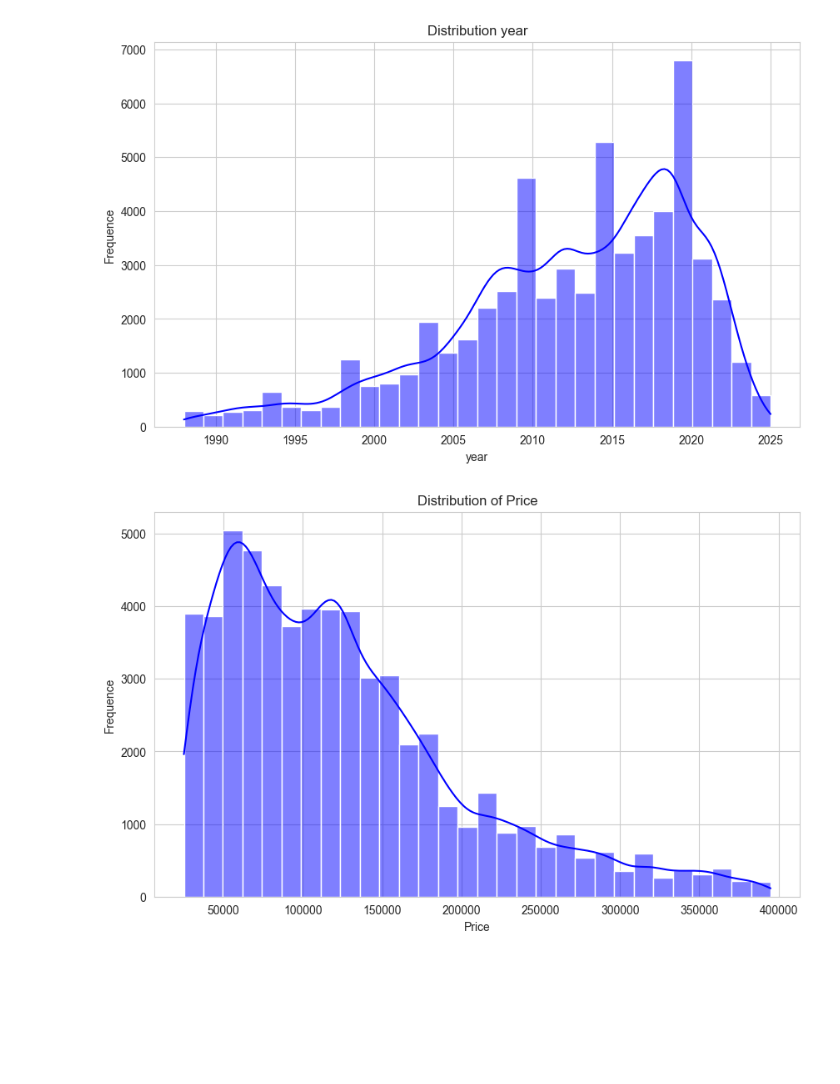
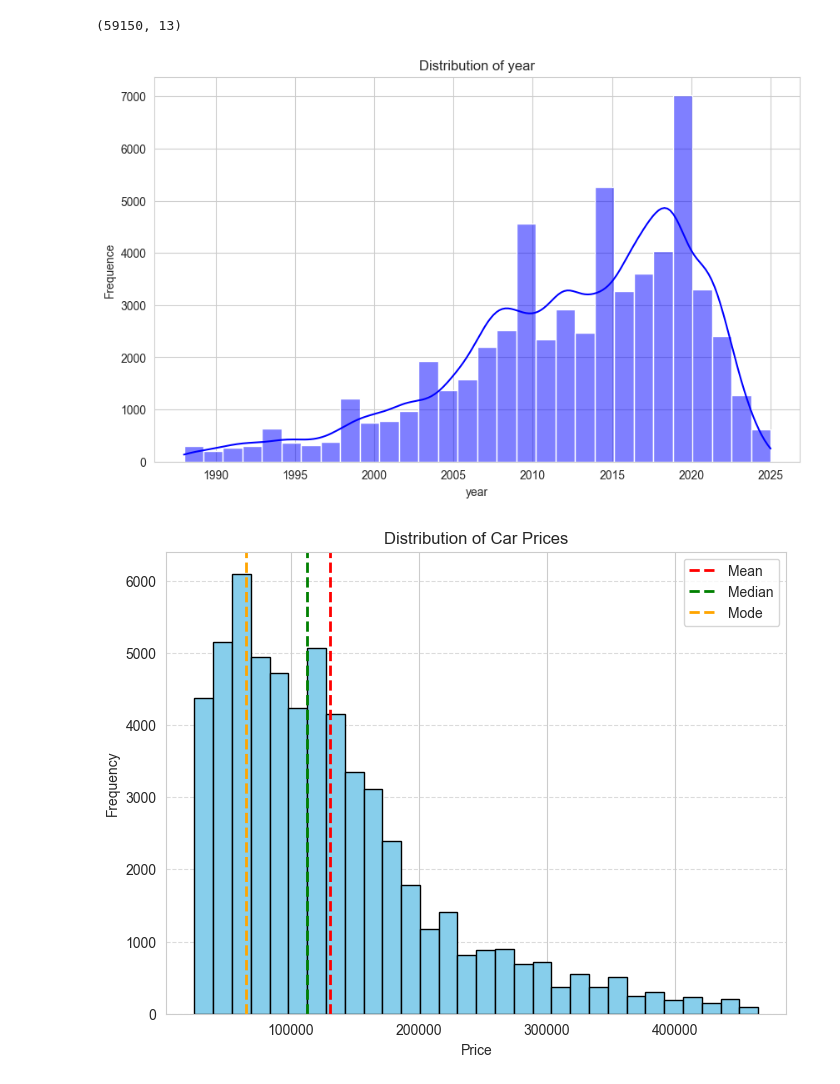
Before and after one commit to eddaoudi-mohamed/Predict_Price_Car, a Jupyter notebook: notebooks/EDA.ipynb, the cells around one changed output. Cells and saved outputs as stored; diff of their text form; code cells hidden in the pictures; blank space fills up the shorter version.

Commit message:
update CleaninData , EDA and ScrapingData files and add new version of Data

```diff
--- a/notebooks/EDA.ipynb
+++ b/notebooks/EDA.ipynb
@@ -4,7 +4,11 @@ import numpy as np
 import seaborn as sns
 import pandas as pd
 # %%
-DataSet = pd.read_csv('../Data/CleanData.csv')
+DataSet = pd.read_csv('Data/CleanData.csv')
+# %%
+print(DataSet.shape)
+# %% [output]
+(59150, 13)
 # %%
 sns.set_style("whitegrid")
 
@@ -15,18 +19,26 @@ plt.xlabel("year")
 plt.ylabel("Frequence")
 plt.show()
 # %% [output]
-[figure, old version]
+[figure, new version]
 # %%
-sns.set_style("whitegrid")
 
-plt.figure(figsize=(10, 6))
-sns.histplot(DataSet['price'], bins=30, kde=True, color="blue")
-plt.title("Distribution of Price")
-plt.xlabel("Price")
-plt.ylabel("Frequence")
+
+plt.figure(figsize=(8, 6))
+plt.hist(DataSet['price'], bins=30, color='skyblue', edgecolor='black')
+
+# Add lines for mean, median, mode
+plt.axvline(DataSet['price'].mean(), color='red', linestyle='dashed', linewidth=2, label='Mean')
+plt.axvline(DataSet['price'].median(), color='green', linestyle='dashed', linewidth=2, label='Median')
+plt.axvline(DataSet['price'].mode().iloc[0], color='orange', linestyle='dashed', linewidth=2, label='Mode')
+
+plt.title('Distribution of Car Prices')
+plt.xlabel('Price')
+plt.ylabel('Frequency')
+plt.legend()
+plt.grid(axis='y', linestyle='--', alpha=0.7)
 plt.show()
 # %% [output]
-[figure, old version]
+[figure, new version]
 # %%
 sns.set_style("whitegrid")
 
```
Also changed, not shown: parts of 12 cells of this notebook, 2 other files.
